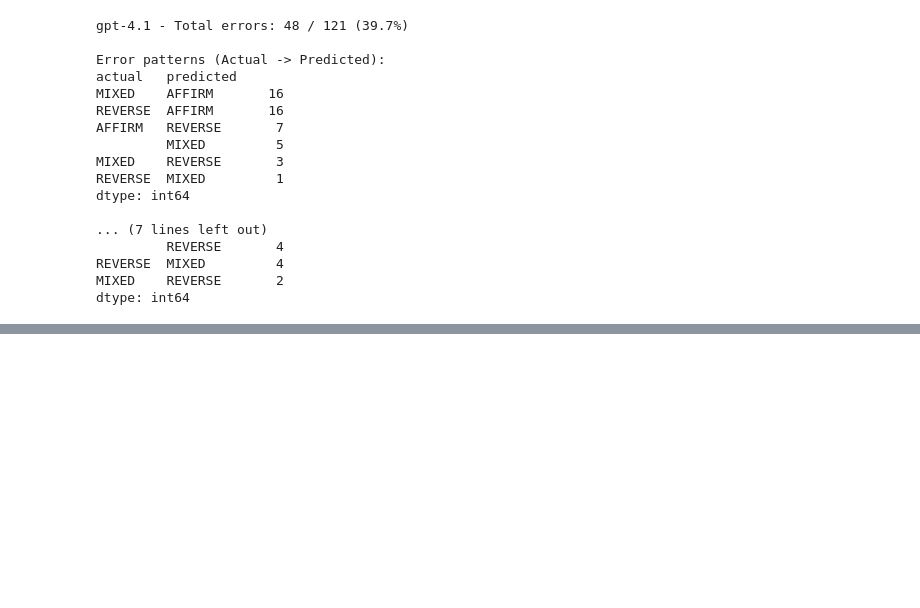
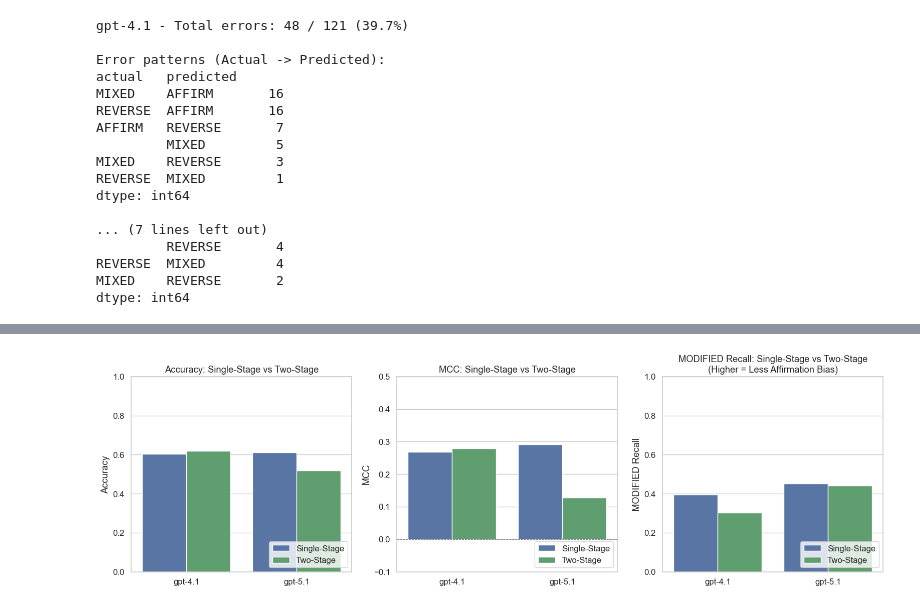
Before and after one commit to ShreyasG101/appeals-ljp, a Jupyter notebook: ljp.ipynb, the cells around one changed output, grey strips where cells are left out. Cells and saved outputs as stored; diff of their text form; code cells hidden in the pictures; blank space fills up the shorter version.

```diff
--- a/ljp.ipynb
+++ b/ljp.ipynb
@@ -895,6 +928,22 @@ DEFAULT_REASONING_EFFORT = "high"
 
 # Set seaborn style for cleaner visualizations
 sns.set_theme(style="whitegrid", palette="muted", font_scale=1.1)
+
+
+def get_model_reasoning_effort(model: str, reasoning_effort: str | None = None) -> str | None:
+    """
+    Determine the reasoning effort for a model.
+
+    Args:
+        model: Model name (e.g., "gpt-4.1", "gpt-5.1")
+        reasoning_effort: Requested reasoning effort (None, "low", "medium", "high")
+
+    Returns:
+        reasoning_effort if model supports reasoning (GPT-5.x), None otherwise
+    """
+    is_reasoning_model = "5." in model or "5-" in model
+    return reasoning_effort if is_reasoning_model else None
+
 
 def evaluate_models(
     cases: list[CaseData],
@@ -913,9 +962,7 @@ def evaluate_models(
     all_results = {}
 
     for model in models:
-        # Determine if this model supports reasoning (GPT-5.x only)
-        is_reasoning_model = "5." in model or "5-" in model
-        model_reasoning = reasoning_effort if is_reasoning_model else None
+        model_reasoning = get_model_reasoning_effort(model, reasoning_effort)
 
         # Build cache file suffix (model-specific)
         suffix = ""
@@ -1488,0 +1878,51 @@ dtype: int64
+# %%
+# =============================================================================
+# TWO-STAGE VISUALIZATION
+# =============================================================================
+
+def plot_stage_comparison(comparison_df: pd.DataFrame):
+    """Plot single-stage vs two-stage comparison."""
+    palette = sns.color_palette("deep")
+
+    fig, axes = plt.subplots(1, 3, figsize=(16, 5))
+
+    # Accuracy comparison
+    ax1 = axes[0]
+    sns.barplot(data=comparison_df, x="Model", y="Accuracy", hue="Approach", ax=ax1,
+                palette=[palette[0], palette[2]])
+    ax1.set_ylabel("Accuracy")
+    ax1.set_xlabel("")
+    ax1.set_title("Accuracy: Single-Stage vs Two-Stage")
+    ax1.set_ylim(0, 1)
+    ax1.legend(title="", loc="lower right")
+
+    # MCC comparison
+    ax2 = axes[1]
+    sns.barplot(data=comparison_df, x="Model", y="MCC", hue="Approach", ax=ax2,
+                palette=[palette[0], palette[2]])
+    ax2.set_ylabel("MCC")
+    ax2.set_xlabel("")
+    ax2.set_title("MCC: Single-Stage vs Two-Stage")
+    ax2.set_ylim(-0.1, 0.5)
+    ax2.axhline(y=0, color="gray", linestyle="--", linewidth=0.8)
+    ax2.legend(title="", loc="lower right")
+
+    # MODIFIED Recall comparison (key metric for affirmation bias)
+    ax3 = axes[2]
+    sns.barplot(data=comparison_df, x="Model", y="Mod Recall", hue="Approach", ax=ax3,
+                palette=[palette[0], palette[2]])
+    ax3.set_ylabel("MODIFIED Recall")
+    ax3.set_xlabel("")
+    ax3.set_title("MODIFIED Recall: Single-Stage vs Two-Stage\n(Higher = Less Affirmation Bias)")
+    ax3.set_ylim(0, 1)
+    ax3.legend(title="", loc="lower right")
+
+    plt.tight_layout()
+    plt.show()
+
+
+# Plot comparison
+if len(comparison_df_stages) > 0:
+    plot_stage_comparison(comparison_df_stages)
+# %% [output]
+[figure, added]
```
Also changed, not shown: parts of 14 cells of this notebook, 8 other files.
